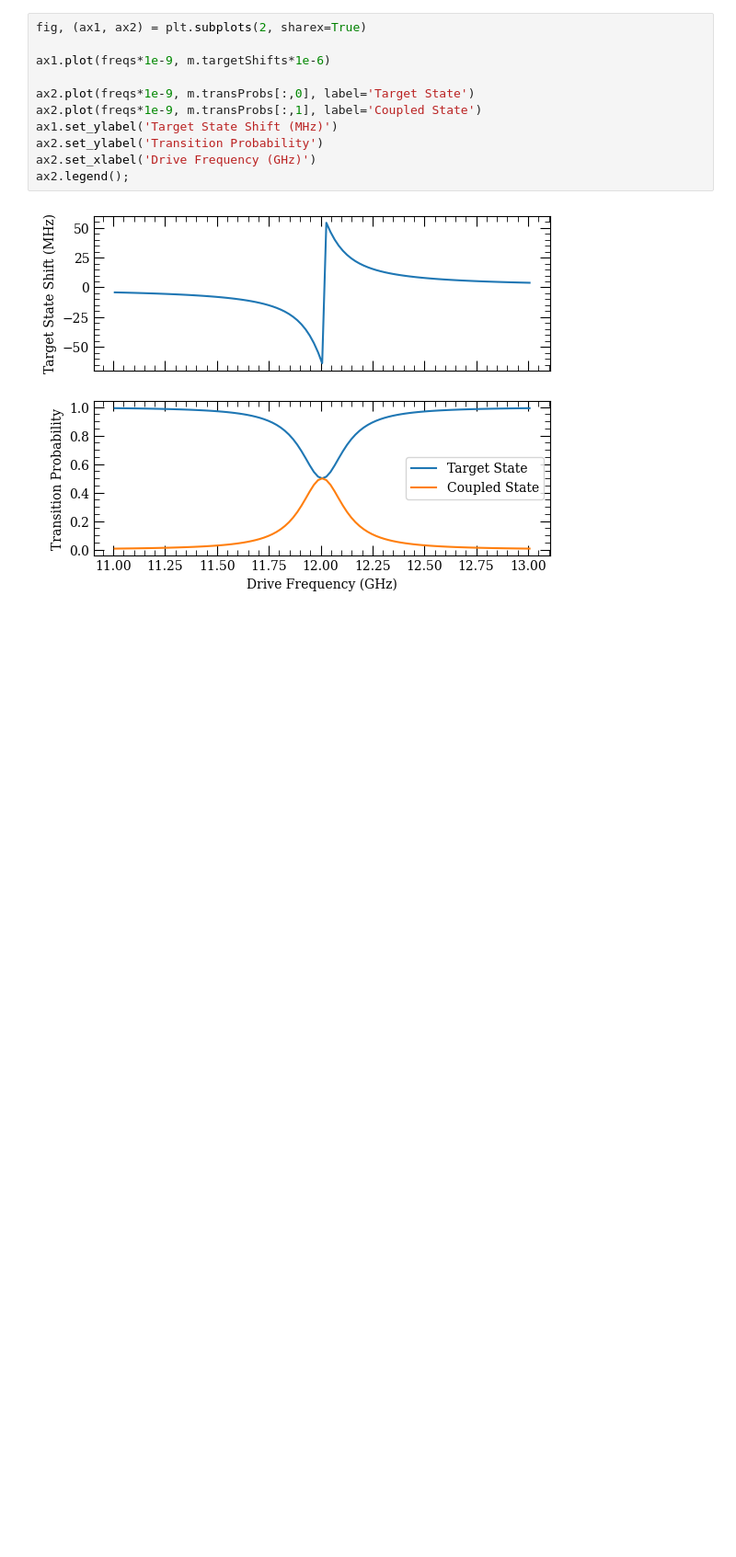
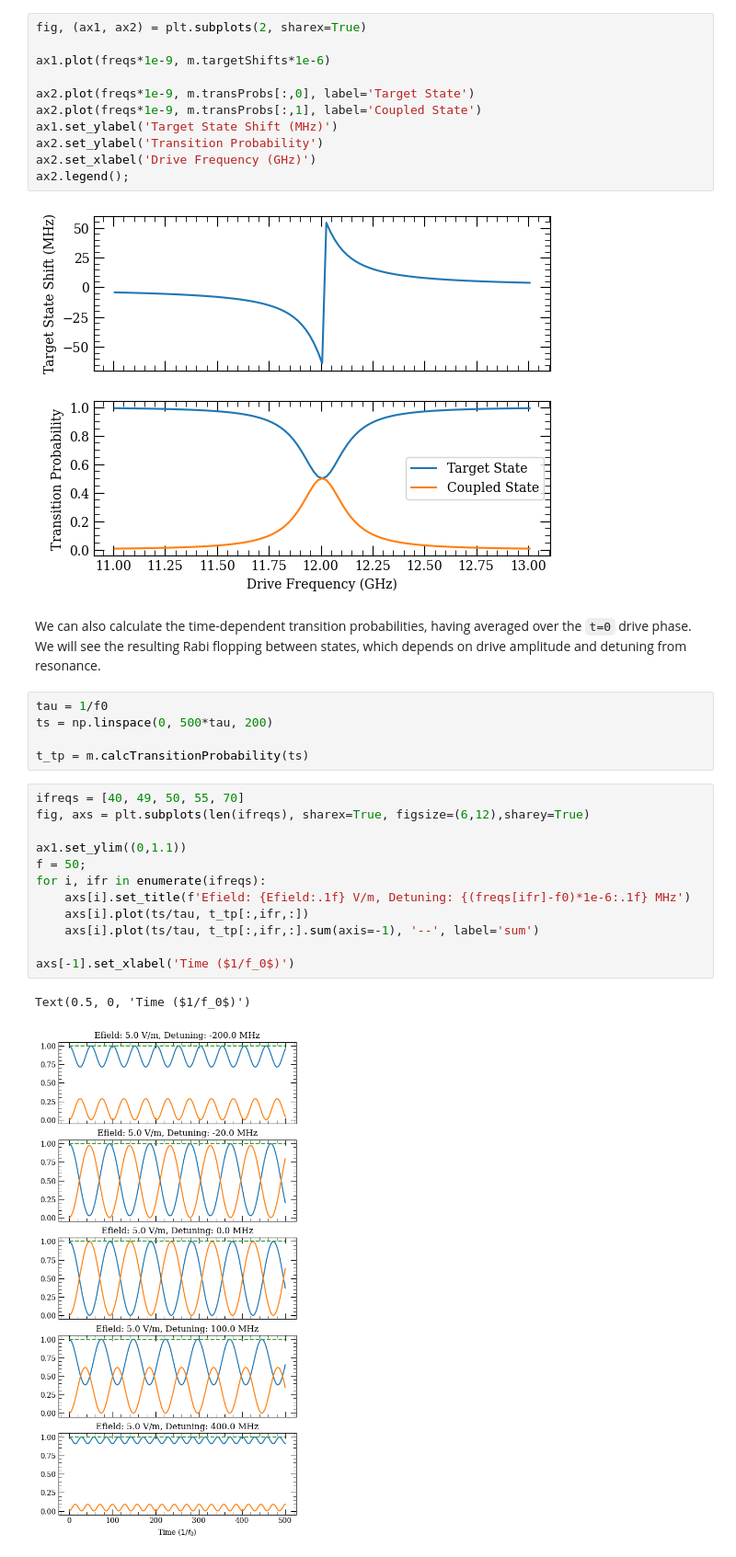
Before and after one commit to nikolasibalic/ARC-Alkali-Rydberg-Calculator, a Jupyter notebook: doc/AC_Stark_primer.ipynb, the cells around one changed output. Shown at 92% size. Drawn from its saved outputs; the diff is of its cells as text; blank space fills up the shorter version.

```diff
--- a/doc/AC_Stark_primer.ipynb
+++ b/doc/AC_Stark_primer.ipynb
@@ -506,3 +595,25 @@ ax2.set_xlabel('Drive Frequency (GHz)')
 ax2.legend();
 # %% [output]
 [figure]
+# %% [markdown]
+We can also calculate the time-dependent transition probabilities, having averaged over the `t=0` drive phase. We will see the resulting Rabi flopping between states, which depends on drive amplitude and detuning from resonance.
+# %%
+tau = 1/f0
+ts = np.linspace(0, 500*tau, 200)
+
+t_tp = m.calcTransitionProbability(ts)
+# %%
+ifreqs = [40, 49, 50, 55, 70]
+fig, axs = plt.subplots(len(ifreqs), sharex=True, figsize=(6,12),sharey=True)
+
+ax1.set_ylim((0,1.1))
+f = 50;
+for i, ifr in enumerate(ifreqs):
+    axs[i].set_title(f'Efield: {Efield:.1f} V/m, Detuning: {(freqs[ifr]-f0)*1e-6:.1f} MHz')
+    axs[i].plot(ts/tau, t_tp[:,ifr,:])
+    axs[i].plot(ts/tau, t_tp[:,ifr,:].sum(axis=-1), '--', label='sum')
+
+axs[-1].set_xlabel('Time ($1/f_0$)')
+# %% [output]
+Text(0.5, 0, 'Time ($1/f_0$)')
+[figure, added]
```
Also changed, not shown: parts of 17 cells of this notebook.
